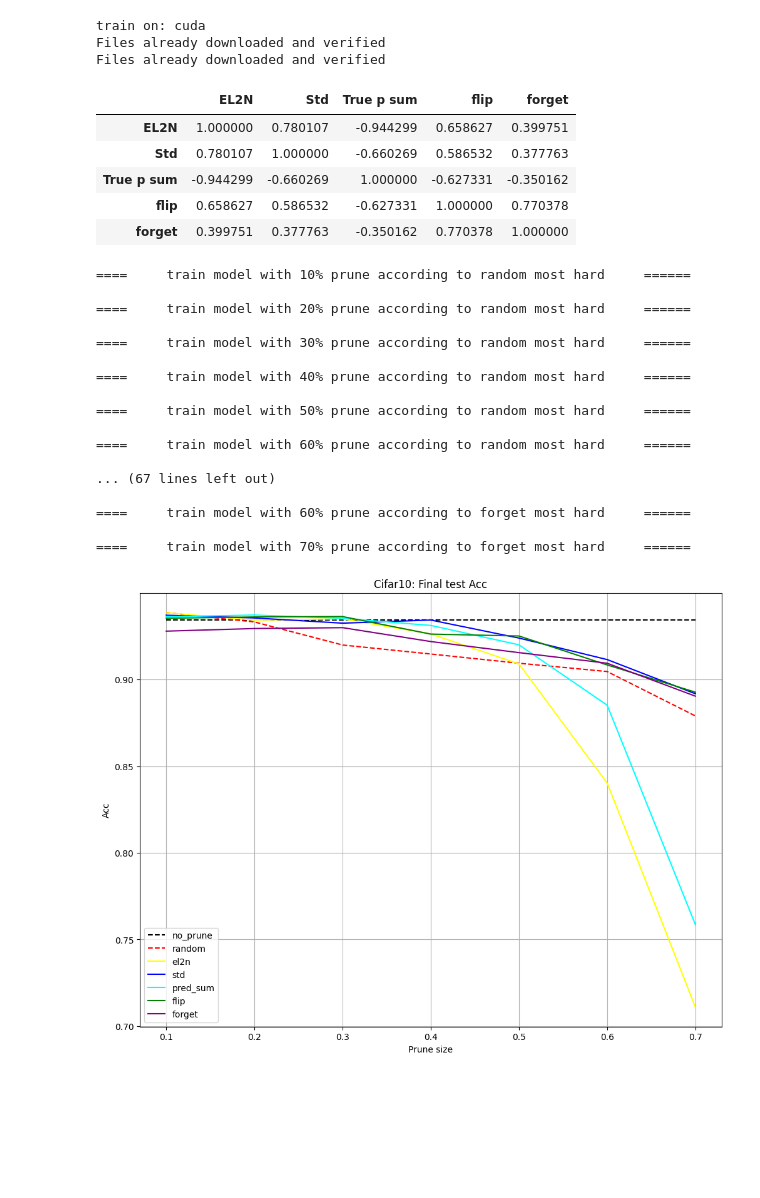
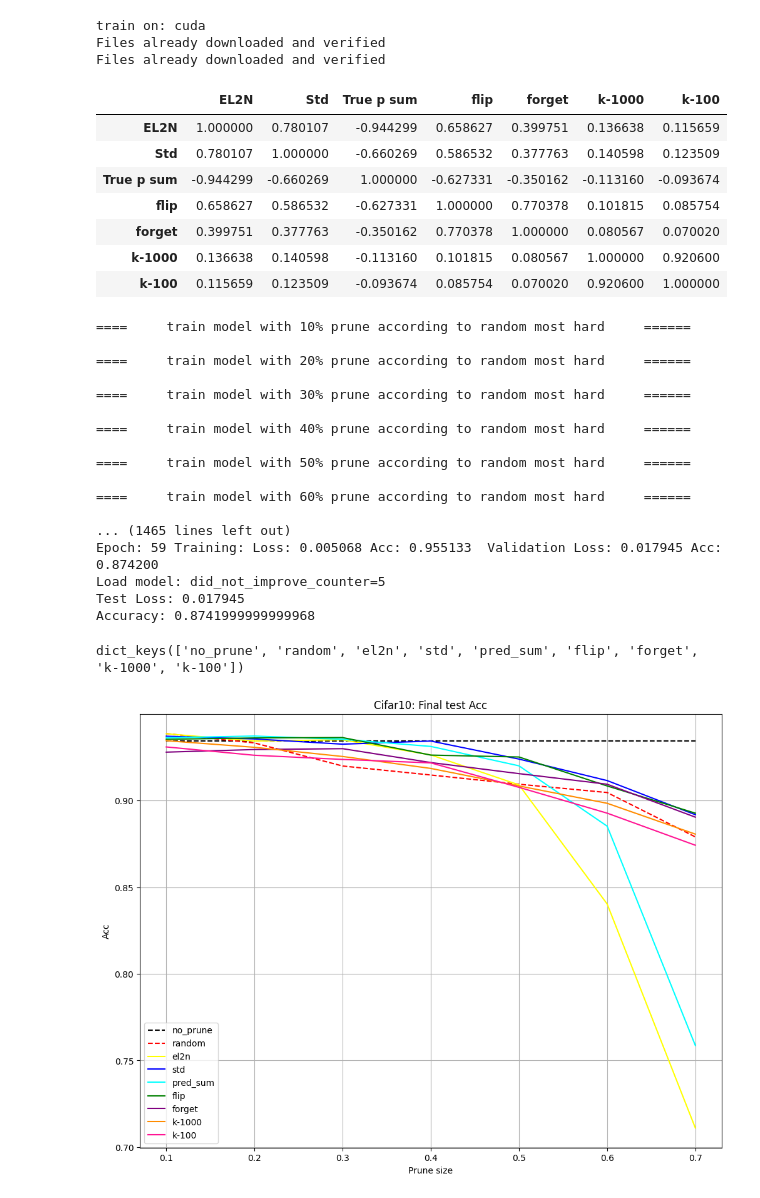
Before and after one commit to bezalelc/Data-pruning, a Jupyter notebook: code/prune_10_70_p_cifar10.ipynb, the cells around one changed output. Drawn from its saved outputs; the diff is of its cells as text; code cells hidden in the pictures; blank space fills up the shorter version.

```diff
--- a/code/prune_10_70_p_cifar10.ipynb
+++ b/code/prune_10_70_p_cifar10.ipynb
@@ -22,6 +22,7 @@ EPOCHS = 60
 NOTEBOOK_NAME = 'prune_10_70_p_cifar10'
 PATH_EL2N = os.path.join(DIR_ROOT_SAVE, 'el2n_resnet18_cifar10', 'general.pt')
 PATH_FORGET = os.path.join(DIR_ROOT_SAVE, 'flip_cifar10', 'model', 'other.pt')
+PATH_KMEANS = os.path.join(DIR_ROOT_SAVE, 'k_means', 'cifar10.pt')
 PATH_LOG = os.path.join(DIR_ROOT_LOG, NOTEBOOK_NAME, 'test_acc.pt')
 
 print('train on:', ModelManager.DEVICE)
@@ -45,6 +46,8 @@ ensemble_std = data['ensemble_std']
 el2n_scores = data['el2n_scores']
 change_counter = torch.load(PATH_FORGET)['change_counter']
 true_forget = torch.load(PATH_FORGET)['true_forget']
+km = np.load(os.path.join(DIR_ROOT_SAVE, 'swav_cifar10_512', 'km_dist.npy'))
+
 # forgetting_model = ModelManager(NUM_CLASSES, 'forgetting', load=True)
 # change_counter = forgetting_model.data_other['change_counter']
 #
@@ -61,9 +64,11 @@ idx_sorted_std = ensemble_std.sum(dim=1).sort()[1].numpy()
 idx_sorted_pred_sum = ensemble_pred_sum.sort()[1].numpy()[::-1]
 idx_true_forget = true_forget.sort()[1].numpy()
 idx_random_prune = np.random.choice(np.arange(NUM_TRAIN), NUM_TRAIN, replace=False)
+idx_sorted_km = np.argsort(km)
 
 idx_sorted = {'random': idx_random_prune, 'el2n': idx_sorted_el2n, 'std': idx_sorted_std,
-              'pred_sum': idx_sorted_pred_sum, 'flip': idx_sorted_forgetting, 'forget': idx_true_forget}
+              'pred_sum': idx_sorted_pred_sum, 'flip': idx_sorted_forgetting, 'forget': idx_true_forget,
+              'km': idx_sorted_km}
 # idx_sorted
 
 data = pd.DataFrame({
@@ -71,48 +76,49 @@ data = pd.DataFrame({
     'Std': ensemble_std.sum(dim=1).numpy(),
     'True p sum': ensemble_pred_sum.numpy(),  # number of models that right on each example
     'flip': change_counter.numpy(),
-    'forget': true_forget.numpy()
+    'forget': true_forget.numpy(),
+    'km': km
 })
 data.corr()
 # %% [output]
 train on: cuda
 Files already downloaded and verified
 Files already downloaded and verified
-|  | EL2N | Std | True p sum | flip | forget |
-| EL2N | 1.000000 | 0.780107 | -0.944299 | 0.658627 | 0.399751 |
-| Std | 0.780107 | 1.000000 | -0.660269 | 0.586532 | 0.377763 |
-| True p sum | -0.944299 | -0.660269 | 1.000000 | -0.627331 | -0.350162 |
-| flip | 0.658627 | 0.586532 | -0.627331 | 1.000000 | 0.770378 |
-| forget | 0.399751 | 0.377763 | -0.350162 | 0.770378 | 1.000000 |
+|  | EL2N | Std | True p sum | flip | forget | k-1000 | k-100 |
+| EL2N | 1.000000 | 0.780107 | -0.944299 | 0.658627 | 0.399751 | 0.136638 | 0.115659 |
+| Std | 0.780107 | 1.000000 | -0.660269 | 0.586532 | 0.377763 | 0.140598 | 0.123509 |
+| True p sum | -0.944299 | -0.660269 | 1.000000 | -0.627331 | -0.350162 | -0.113160 | -0.093674 |
+| flip | 0.658627 | 0.586532 | -0.627331 | 1.000000 | 0.770378 | 0.101815 | 0.085754 |
+| forget | 0.399751 | 0.377763 | -0.350162 | 0.770378 | 1.000000 | 0.080567 | 0.070020 |
+| k-1000 | 0.136638 | 0.140598 | -0.113160 | 0.101815 | 0.080567 | 1.000000 | 0.920600 |
+| k-100 | 0.115659 | 0.123509 | -0.093674 | 0.085754 | 0.070020 | 0.920600 | 1.000000 |
 # %%
-# from torch.utils.tensorboard import SummaryWriter
-
-# tb = SummaryWriter(log_dir=PATH_LOG)
-
 no_prune = ModelManager(NUM_CLASSES, model_name='no_prune', dir_=NOTEBOOK_NAME, load=True)
 # loader_train = get_loader(dataset_train, train_idx, BATCH_SIZE, shuffle=True)
 # no_prune.train(loader_train, loader_test, loader_test, EPOCHS)
-models = [no_prune]
+# models = [no_prune]
 prune_sizes = [.1, .2, .3, .4, .5, .6, .7]
 
 acc_test: dict[str:dict[float:float]] = {'no_prune': {p: no_prune.data['test']['acc'] for p in prune_sizes}}
-# print(acc_test)
+
 print()
 for name, idx in idx_sorted.items():
     acc_test[name] = {}
     for prune_size in prune_sizes:
         print(f'====     train model with {prune_size:.0%} prune according to {name} most hard     ======')
 
-        num_train = int(NUM_TRAIN * (1. - prune_size))
-        # print(name, idx[-num_train:])
-        loader_train = get_loader(dataset_train, idx[-num_train:], BATCH_SIZE, True)
-        model_manager = ModelManager(NUM_CLASSES, model_name=f'{name}_{int(prune_size * 100)}p', dir_=NOTEBOOK_NAME,
-                                     load=True)
+        if name == 'km':
+            num_train = int(NUM_TRAIN * (1. - prune_size))
+            # print(name, idx[-num_train:])
+            loader_train = get_loader(dataset_train, idx[-num_train:], BATCH_SIZE, True)
+            model_manager = ModelManager(NUM_CLASSES, model_name=f'{name}_{int(prune_size * 100)}p', dir_=NOTEBOOK_NAME,
+                                         load=False)
+            model_manager.train(loader_train, loader_test, loader_test, EPOCHS)
+        else:
+            model_manager = ModelManager(NUM_CLASSES, model_name=f'{name}_{int(prune_size * 100)}p', dir_=NOTEBOOK_NAME,
+                                         load=True)
 
         acc_test[name][prune_size] = model_manager.data['test']['acc']
-        # print(num_train, acc_test[name][prune_size])
-        #
-        models.append(model_manager)
         print()
 # %% [output]
 ====     train model with 10% prune according to random most hard     ======
@@ -127,26 +133,30 @@ for name, idx in idx_sorted.items():
 
 ====     train model with 60% prune according to random most hard     ======
 
-... (67 lines left out)
-
-====     train model with 60% prune according to forget most hard     ======
-
-====     train model with 70% prune according to forget most hard     ======
+... (1465 lines left out)
+Epoch: 59 Training: Loss: 0.005068 Acc: 0.955133  Validation Loss: 0.017945 Acc: 0.874200
+Load model: did_not_improve_counter=5
+Test Loss: 0.017945
+Accuracy: 0.8741999999999968
+# %%
+acc_test.keys()
+# %% [output]
+dict_keys(['no_prune', 'random', 'el2n', 'std', 'pred_sum', 'flip', 'forget', 'k-1000', 'k-100'])
 # %%
 plt.figure(figsize=(12, 9))
 
-colors = ('black', 'red', 'yellow', 'blue', 'cyan', 'green', 'purple')
-#          no       rand    el2n     std     sum     flip      forget
+colors = ('black', 'red', 'yellow', 'blue', 'cyan', 'green', 'purple', 'darkorange', 'deeppink')
+#          no       rand    el2n     std     sum     flip      forget      km      k-1000
 
 markers = ('dashed', 'solid')
 for i, prune_method in enumerate(acc_test):
     plt.plot(prune_sizes, [acc_test[prune_method][p] for p in prune_sizes], label=prune_method,
              c=colors[i], linestyle=markers[0] if i < 2 else markers[1])
 plt.legend(loc='lower left')
 plt.grid(True)
 plt.xlabel('Prune size')
 plt.ylabel('Acc')
 plt.title('Cifar10: Final test Acc')
 plt.show()
 # %% [output]
-[figure, old version]
+[figure, new version]
```
Also changed, not shown: parts of 1 cell of this notebook, 15 other files.
